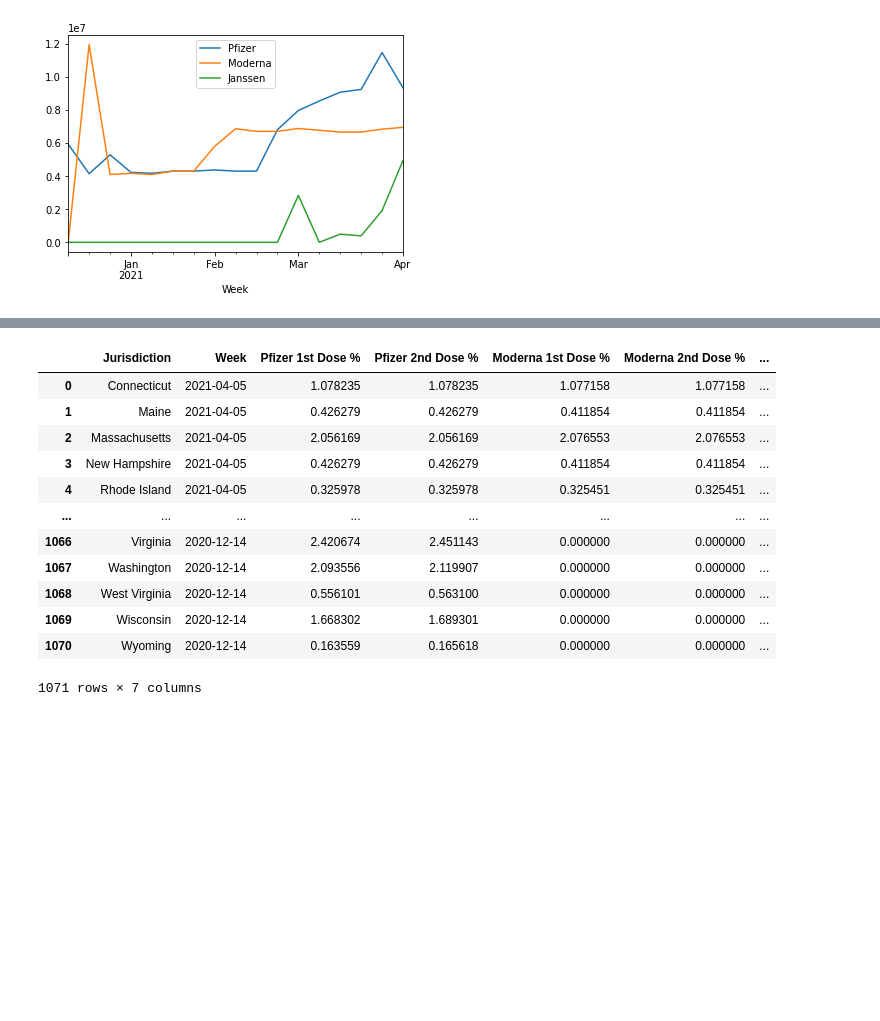
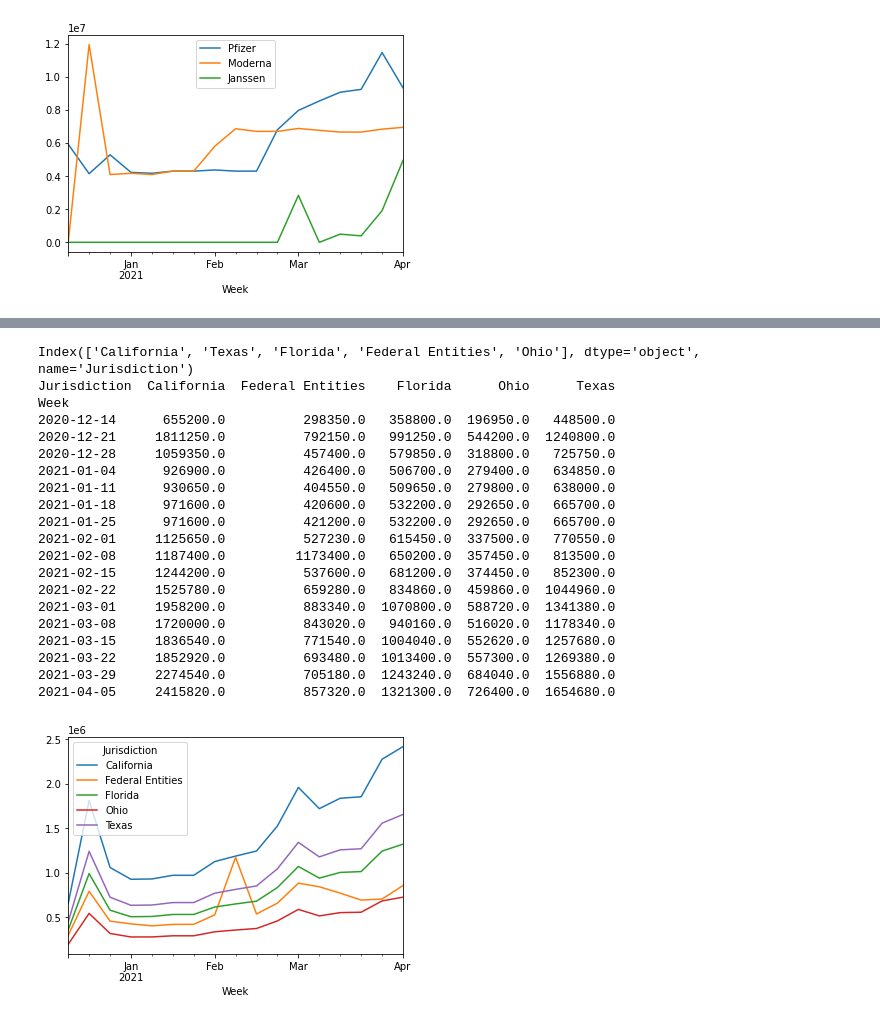
Before and after one commit to Pacifistic/CS418-Final-Project, a Jupyter notebook: Covid-19 Vaccine Distribution.ipynb, the cells around one changed output, grey strips where cells are left out. Cells and saved outputs as stored; diff of their text form; code cells hidden in the pictures; blank space fills up the shorter version.

Commit message:
Adding top 5 jurisdiction over time

```diff
--- a/Covid-19 Vaccine Distribution.ipynb
+++ b/Covid-19 Vaccine Distribution.ipynb
@@ -139,38 +157,57 @@ illinois.groupby('Week').sum().plot();
 [figure]
 # %%
+# Create a list to get total by week
 percentageByWeek = merged.copy()
 percentageByWeek = percentageByWeek.groupby('Week').sum()
 percentageByWeek = percentageByWeek.rename(columns={"Pfizer 1st Dose": "Pfizer 1st Dose Total",
                                  "Pfizer 2nd Dose": "Pfizer 2nd Dose Total",
                                  "Moderna 1st Dose": "Moderna 1st Dose Total",
                                  "Moderna 2nd Dose": "Moderna 2nd Dose Total",
                                  "Janssen Dose": "Janssen Dose Total"})
 
+# Join data with the original data, so we get calculate the percentage for each column
 percentage = merged.copy()
 percentage = percentage.join(percentageByWeek, on='Week')
 percentage["Pfizer 1st Dose %"] = percentage["Pfizer 1st Dose"] / percentage["Pfizer 1st Dose Total"] * 100
 percentage["Pfizer 2nd Dose %"] = percentage["Pfizer 2nd Dose"] / percentage["Pfizer 2nd Dose Total"] * 100
 percentage["Moderna 1st Dose %"] = percentage["Moderna 1st Dose"] / percentage["Moderna 1st Dose Total"] * 100
 percentage["Moderna 2nd Dose %"] = percentage["Moderna 2nd Dose"] / percentage["Moderna 2nd Dose Total"] * 100
 percentage["Janssen Dose %"] = percentage["Janssen Dose"] / percentage["Janssen Dose Total"] * 100
 percentage = percentage[["Jurisdiction","Week",
                          "Pfizer 1st Dose %", "Pfizer 2nd Dose %",
                          "Moderna 1st Dose %", "Moderna 2nd Dose %",
                          "Janssen Dose %"]].fillna(0)
-percentage
-#percentage.groupby('Week').sum().plot();
-#TODO: Get percentage of each jurisdiction for each brand by week
+#print(percentage.groupby('Jurisdiction').sum().sort_values(by=['Pfizer 1st Dose %', 'Pfizer 2nd Dose %'], ascending=False).head(5).index)
+top5 = percentage.groupby('Jurisdiction').sum().sort_values(by=['Pfizer 1st Dose %', 'Pfizer 2nd Dose %'], ascending=False).head(5).index
+
+print(top5)
+top5Result = merged.copy()
+top5Result = top5Result[top5Result['Jurisdiction'].isin(top5)]
+
+top5Result["Total"] = (top5Result["Pfizer 1st Dose"] + top5Result["Pfizer 2nd Dose"] + top5Result["Moderna 1st Dose"] + top5Result["Moderna 2nd Dose"] + top5Result["Janssen Dose"])
+top5Result = top5Result[["Jurisdiction", "Week", "Total"]]
+top5Result = top5Result.pivot(index="Week", columns='Jurisdiction')["Total"] # Flip to match plot format
+top5Result.plot()
+print(top5Result)
 # %% [output]
-|  | Jurisdiction | Week | Pfizer 1st Dose % | Pfizer 2nd Dose % | Moderna 1st Dose % | Moderna 2nd Dose % | ... |
-| 0 | Connecticut | 2021-04-05 | 1.078235 | 1.078235 | 1.077158 | 1.077158 | ... |
-| 1 | Maine | 2021-04-05 | 0.426279 | 0.426279 | 0.411854 | 0.411854 | ... |
-| 2 | Massachusetts | 2021-04-05 | 2.056169 | 2.056169 | 2.076553 | 2.076553 | ... |
-| 3 | New Hampshire | 2021-04-05 | 0.426279 | 0.426279 | 0.411854 | 0.411854 | ... |
-| 4 | Rhode Island | 2021-04-05 | 0.325978 | 0.325978 | 0.325451 | 0.325451 | ... |
-| ... | ... | ... | ... | ... | ... | ... | ... |
-| 1066 | Virginia | 2020-12-14 | 2.420674 | 2.451143 | 0.000000 | 0.000000 | ... |
-| 1067 | Washington | 2020-12-14 | 2.093556 | 2.119907 | 0.000000 | 0.000000 | ... |
-| 1068 | West Virginia | 2020-12-14 | 0.556101 | 0.563100 | 0.000000 | 0.000000 | ... |
-| 1069 | Wisconsin | 2020-12-14 | 1.668302 | 1.689301 | 0.000000 | 0.000000 | ... |
-| 1070 | Wyoming | 2020-12-14 | 0.163559 | 0.165618 | 0.000000 | 0.000000 | ... |
-1071 rows × 7 columns
+Index(['California', 'Texas', 'Florida', 'Federal Entities', 'Ohio'], dtype='object', name='Jurisdiction')
+Jurisdiction  California  Federal Entities    Florida      Ohio      Texas
+Week
+2020-12-14      655200.0          298350.0   358800.0  196950.0   448500.0
+2020-12-21     1811250.0          792150.0   991250.0  544200.0  1240800.0
+2020-12-28     1059350.0          457400.0   579850.0  318800.0   725750.0
+2021-01-04      926900.0          426400.0   506700.0  279400.0   634850.0
+2021-01-11      930650.0          404550.0   509650.0  279800.0   638000.0
+2021-01-18      971600.0          420600.0   532200.0  292650.0   665700.0
+2021-01-25      971600.0          421200.0   532200.0  292650.0   665700.0
+2021-02-01     1125650.0          527230.0   615450.0  337500.0   770550.0
+2021-02-08     1187400.0         1173400.0   650200.0  357450.0   813500.0
+2021-02-15     1244200.0          537600.0   681200.0  374450.0   852300.0
+2021-02-22     1525780.0          659280.0   834860.0  459860.0  1044960.0
+2021-03-01     1958200.0          883340.0  1070800.0  588720.0  1341380.0
+2021-03-08     1720000.0          843020.0   940160.0  516020.0  1178340.0
+2021-03-15     1836540.0          771540.0  1004040.0  552620.0  1257680.0
+2021-03-22     1852920.0          693480.0  1013400.0  557300.0  1269380.0
+2021-03-29     2274540.0          705180.0  1243240.0  684040.0  1556880.0
+2021-04-05     2415820.0          857320.0  1321300.0  726400.0  1654680.0
+[figure, added]
```
Also changed, not shown: parts of 1 cell of this notebook.
